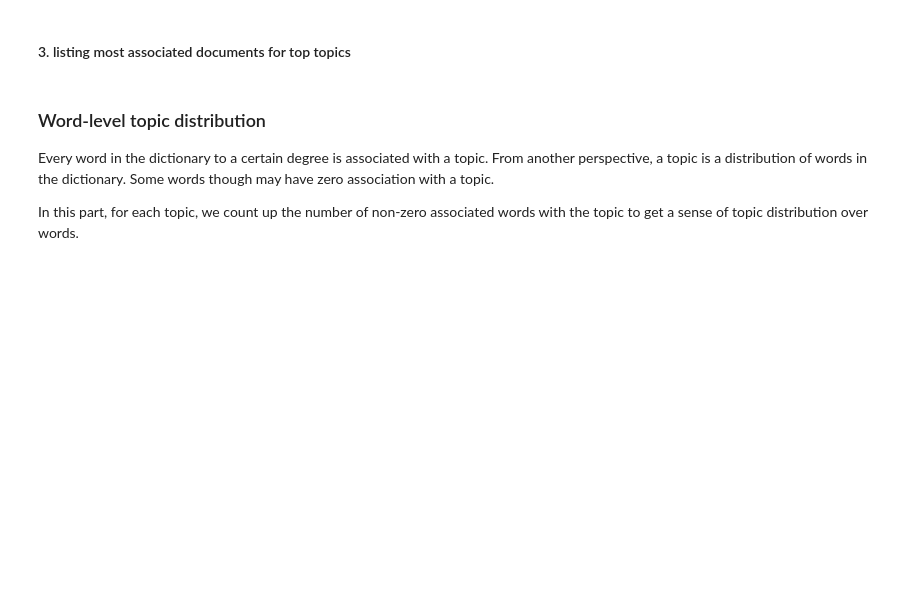
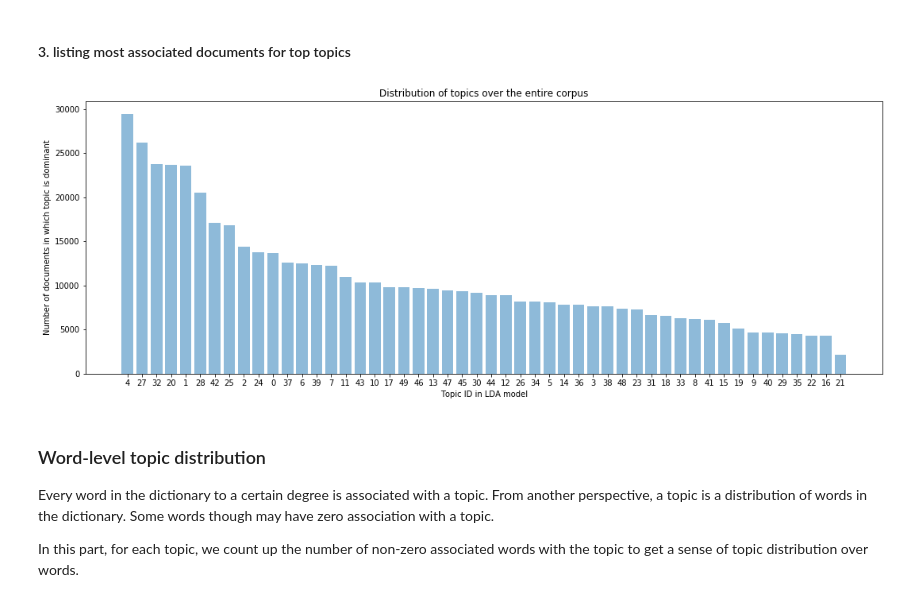
Before and after one commit to phosseini/COVID19-fa, a Jupyter notebook: lda_analysis.ipynb, the cells around one changed output. Cells and saved outputs as stored; diff of their text form; code cells hidden in the pictures; blank space fills up the shorter version.

Commit message:
updating notebooks + persian stop word list

```diff
--- a/lda_analysis.ipynb
+++ b/lda_analysis.ipynb
@@ -68,9 +68,9 @@ Number of documents: 530249
 ### [3.1] MALLET LDA
 # %%
 # creating the LDA model
-train_model_flag = False  # True, if want to create a new model, False, if loading the existing model
+train_model_flag = True  # True, if want to create a new model, False, if loading the existing model
 n_cpu = 3
-k = 100
+k = 50
 
 if train_model_flag:
     coherence, lda = TopicModeling(use_mallet=True, cpu_count=n_cpu).learn_lda_model(corpus, dictionary, k)
@@ -110,13 +131,17 @@ df = pd.DataFrame(columns=df_col)
 # loading docs * topics matrix
 docs_topics = lda.load_document_topics()
 
-
 idx = 0
 for topics in docs_topics:
     doc_topics = pd.DataFrame(topics)
     topic_id = doc_topics[1].idxmax()
     topic_dist = doc_topics.iloc[topic_id][1]
-    df = df.append({"doc": all_docs.iloc[idx][0], "topic": topic_id, "dist": topic_dist}, ignore_index=True)
+
+    # less efficient
+    # df = df.append({"doc": all_docs.iloc[idx][0], "topic": topic_id, "dist": topic_dist}, ignore_index=True)
+
+    # more efficient
+    df = pd.concat([df, pd.DataFrame(data={"doc": [all_docs.iloc[idx][0]], "topic": [topic_id], "dist": [topic_dist]})], ignore_index=True)
     idx += 1
     if idx % 50000 == 0:
         print("check point: {}".format(idx))
@@ -138,7 +163,7 @@ check point: 500000
 #### 3. listing most associated documents for top topics
 # %%
 # parameters
-top_n_topics = 20  # number of top distributed topics in LDA model
+top_n_topics = 50  # number of top distributed topics in LDA model
 top_n_doc = 40  # number of top associated documents with each top topic
 
 # ====================================================================
@@ -180,6 +205,30 @@ for topic_id in top_topics_ids:
 
 with open("data/top_topic_docs.txt", "w") as f:
     f.write(result)
+# %%
+df_dist_col = ["Topic ID", "Document Count"]
+df_dist = pd.DataFrame(columns=df_dist_col)
+for i in range(len(top_topics_ids)):
+    df_dist = pd.concat([df_dist, pd.DataFrame(data={"Topic ID": [str(top_topics_ids[i])], "Document Count": [top_topics_dist[i]]})], ignore_index=True)
+# %%
+import matplotlib.pyplot as plt
+from matplotlib.lines import Line2D
+
+topic_ids = list(df_dist["Topic ID"])
+y_pos = np.arange(len(objects))
+values = list(df_dist["Document Count"])
+
+f, ax = plt.subplots(figsize=(18,7))
+plt.bar(y_pos, values, align='center', alpha=0.5)
+plt.title("Distribution of topics over the entire corpus")
+plt.xticks(y_pos, topic_ids)
+plt.xlabel("Topic ID in LDA model")
+plt.ylabel("Number of documents in which topic is dominant")
+plt.gcf().subplots_adjust(bottom=0.2)
+plt.savefig('topic_dist.pdf', format="pdf", pad_inches=2)
+plt.show()
+# %% [output]
+[figure, added]
 # %% [markdown]
 ### Word-level topic distribution
 Every word in the dictionary to a certain degree is associated with a topic. From another perspective, a topic is a distribution of words in the dictionary. Some words though may have zero association with a topic.
```
Also changed, not shown: parts of 6 cells of this notebook, 2 other files.
